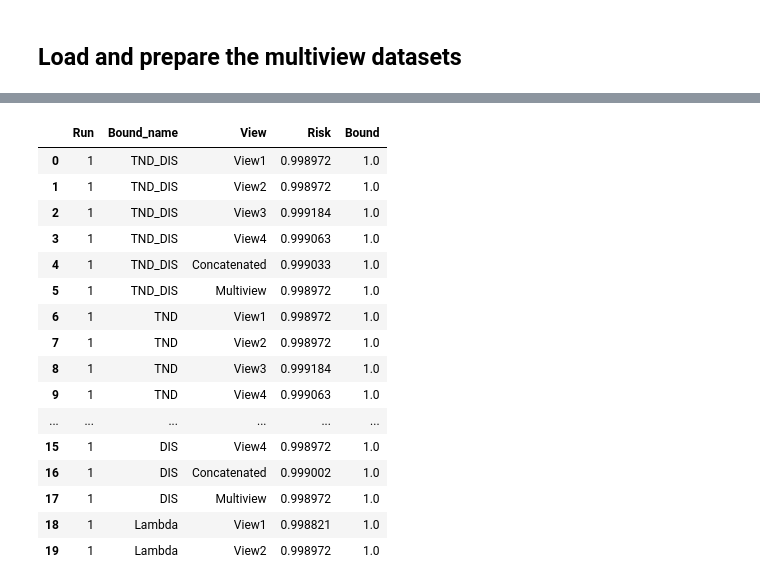
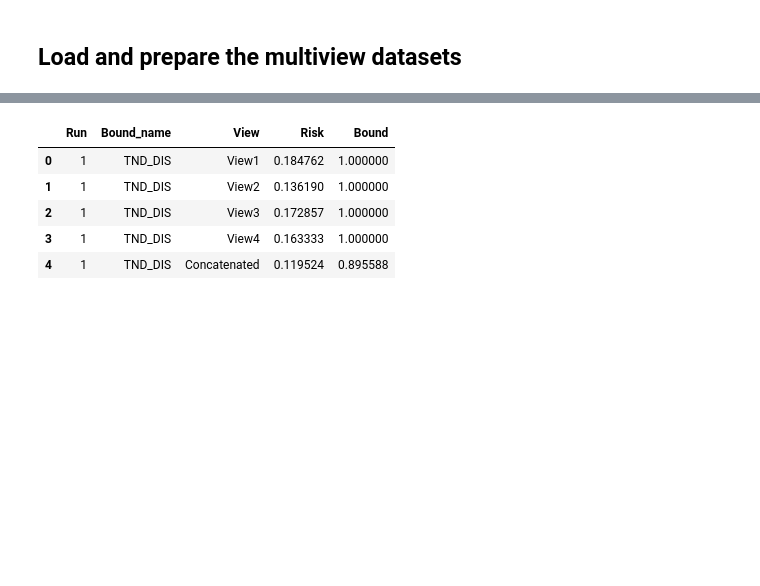
Before and after one commit to adidi24/Multi-View-Majority-Vote-Learning-Algorithms-Direct-Minimization-of-PAC-Bayesian-Bounds, a Jupyter notebook: empirical-evaluation-jupyter.ipynb, the cells around one changed output, grey strips where cells are left out. Saved outputs shown, nothing was run; the diff lists cells and outputs as text; code cells hidden in the pictures; blank space fills up the shorter version.

```diff
--- a/empirical-evaluation-jupyter.ipynb
+++ b/empirical-evaluation-jupyter.ipynb
@@ -47,10 +52,11 @@ from mvpb.util import uniform_distribution
 # %% [markdown]
 ## Load and prepare the multiview datasets
 # %%
-dataset = ALOI()
+dataset = MNIST_MV_Datasets(sample=2)
 X_train, y_train, X_test, y_test = dataset.get_data()
-y_train = np.argmax(y_train, axis=1)
-y_test = np.argmax(y_test, axis=1)
+if y_train.ndim == 2:
+    y_train = np.argmax(y_train, axis=1)
+    y_test = np.argmax(y_test, axis=1)
 np.unique(y_train)
 np.unique(y_test)
 # %% [output]
@@ -188,26 +212,15 @@ Entering save and stats zone-------------------------------
 # %%
 df = pd.DataFrame(experiments)
 # df['Bound'] = df['Bound'].apply(lambda x: x[0] if isinstance(x, (list, np.ndarray)) else x)
 # df['Risk'] = df['Risk'].apply(lambda x: x[0] if isinstance(x, (list, np.ndarray)) else x)
-df.head(20)
+df.head()
 # %% [output]
 |  | Run | Bound_name | View | Risk | Bound |
-| 0 | 1 | TND_DIS | View1 | 0.998972 | 1.0 |
-| 1 | 1 | TND_DIS | View2 | 0.998972 | 1.0 |
-| 2 | 1 | TND_DIS | View3 | 0.999184 | 1.0 |
-| 3 | 1 | TND_DIS | View4 | 0.999063 | 1.0 |
-| 4 | 1 | TND_DIS | Concatenated | 0.999033 | 1.0 |
-| 5 | 1 | TND_DIS | Multiview | 0.998972 | 1.0 |
-| 6 | 1 | TND | View1 | 0.998972 | 1.0 |
-| 7 | 1 | TND | View2 | 0.998972 | 1.0 |
-| 8 | 1 | TND | View3 | 0.999184 | 1.0 |
-| 9 | 1 | TND | View4 | 0.999063 | 1.0 |
-| ... | ... | ... | ... | ... | ... |
-| 15 | 1 | DIS | View4 | 0.998972 | 1.0 |
-| 16 | 1 | DIS | Concatenated | 0.999002 | 1.0 |
-| 17 | 1 | DIS | Multiview | 0.998972 | 1.0 |
-| 18 | 1 | Lambda | View1 | 0.998821 | 1.0 |
-| 19 | 1 | Lambda | View2 | 0.998972 | 1.0 |
+| 0 | 1 | TND_DIS | View1 | 0.184762 | 1.000000 |
+| 1 | 1 | TND_DIS | View2 | 0.136190 | 1.000000 |
+| 2 | 1 | TND_DIS | View3 | 0.172857 | 1.000000 |
+| 3 | 1 | TND_DIS | View4 | 0.163333 | 1.000000 |
+| 4 | 1 | TND_DIS | Concatenated | 0.119524 | 0.895588 |
 # %%
 # agg_df = df.groupby(["Bound_name", "View"]).mean()
 # %%
```
Also changed, not shown: parts of 7 cells of this notebook, 7 other files.
